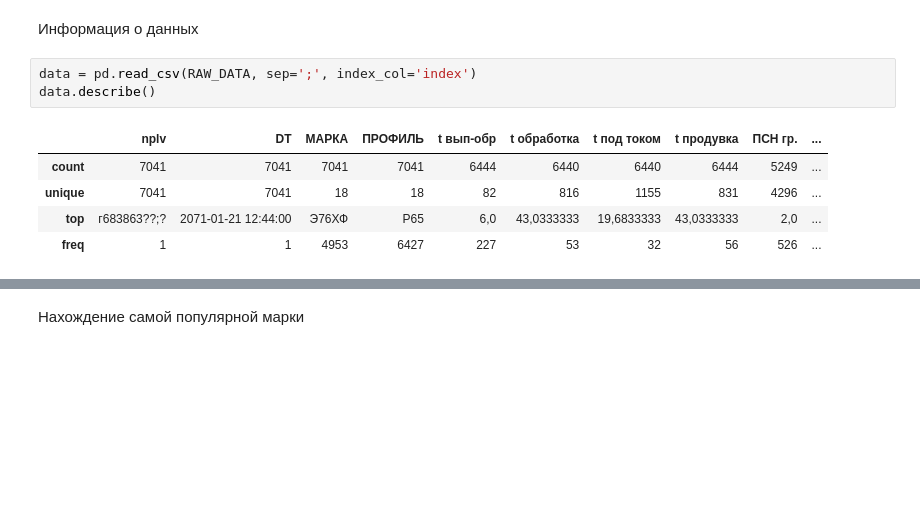
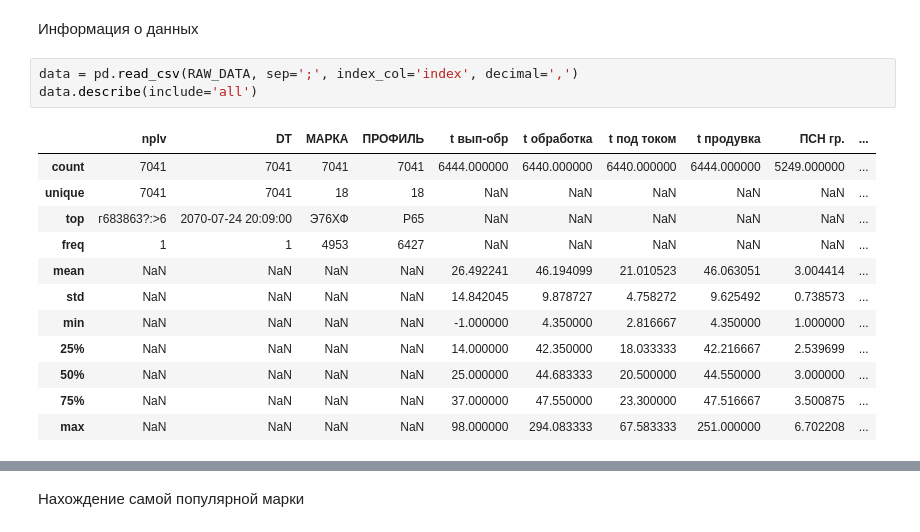
Before and after one commit to OnlyOneUseAcc/Evraz-SCC-prediction, a Jupyter notebook: EDA.ipynb, the cells around one changed output, grey strips where cells are left out. Drawn from its saved outputs; the diff is of its cells as text; blank space fills up the shorter version.

```diff
--- a/EDA.ipynb
+++ b/EDA.ipynb
@@ -17,11 +17,18 @@ target_columns = ['химшлак последний Al2O3',
 # %% [markdown]
 Информация о данных
 # %%
-data = pd.read_csv(RAW_DATA, sep=';', index_col='index')
-data.describe()
+data = pd.read_csv(RAW_DATA, sep=';', index_col='index', decimal=',')
+data.describe(include='all')
 # %% [output]
 |  | nplv | DT | МАРКА | ПРОФИЛЬ | t вып-обр | t обработка | t под током | t продувка | ПСН гр. | ... |
-| count | 7041 | 7041 | 7041 | 7041 | 6444 | 6440 | 6440 | 6444 | 5249 | ... |
-| unique | 7041 | 7041 | 18 | 18 | 82 | 816 | 1155 | 831 | 4296 | ... |
-| top | г683863??;? | 2071-01-21 12:44:00 | Э76ХФ | Р65 | 6,0 | 43,0333333 | 19,6833333 | 43,0333333 | 2,0 | ... |
-| freq | 1 | 1 | 4953 | 6427 | 227 | 53 | 32 | 56 | 526 | ... |
+| count | 7041 | 7041 | 7041 | 7041 | 6444.000000 | 6440.000000 | 6440.000000 | 6444.000000 | 5249.000000 | ... |
+| unique | 7041 | 7041 | 18 | 18 | NaN | NaN | NaN | NaN | NaN | ... |
+| top | г683863?:>6 | 2070-07-24 20:09:00 | Э76ХФ | Р65 | NaN | NaN | NaN | NaN | NaN | ... |
+| freq | 1 | 1 | 4953 | 6427 | NaN | NaN | NaN | NaN | NaN | ... |
+| mean | NaN | NaN | NaN | NaN | 26.492241 | 46.194099 | 21.010523 | 46.063051 | 3.004414 | ... |
+| std | NaN | NaN | NaN | NaN | 14.842045 | 9.878727 | 4.758272 | 9.625492 | 0.738573 | ... |
+| min | NaN | NaN | NaN | NaN | -1.000000 | 4.350000 | 2.816667 | 4.350000 | 1.000000 | ... |
+| 25% | NaN | NaN | NaN | NaN | 14.000000 | 42.350000 | 18.033333 | 42.216667 | 2.539699 | ... |
+| 50% | NaN | NaN | NaN | NaN | 25.000000 | 44.683333 | 20.500000 | 44.550000 | 3.000000 | ... |
+| 75% | NaN | NaN | NaN | NaN | 37.000000 | 47.550000 | 23.300000 | 47.516667 | 3.500875 | ... |
+| max | NaN | NaN | NaN | NaN | 98.000000 | 294.083333 | 67.583333 | 251.000000 | 6.702208 | ... |
```
Also changed, not shown: parts of 29 cells of this notebook, 4 other files.
